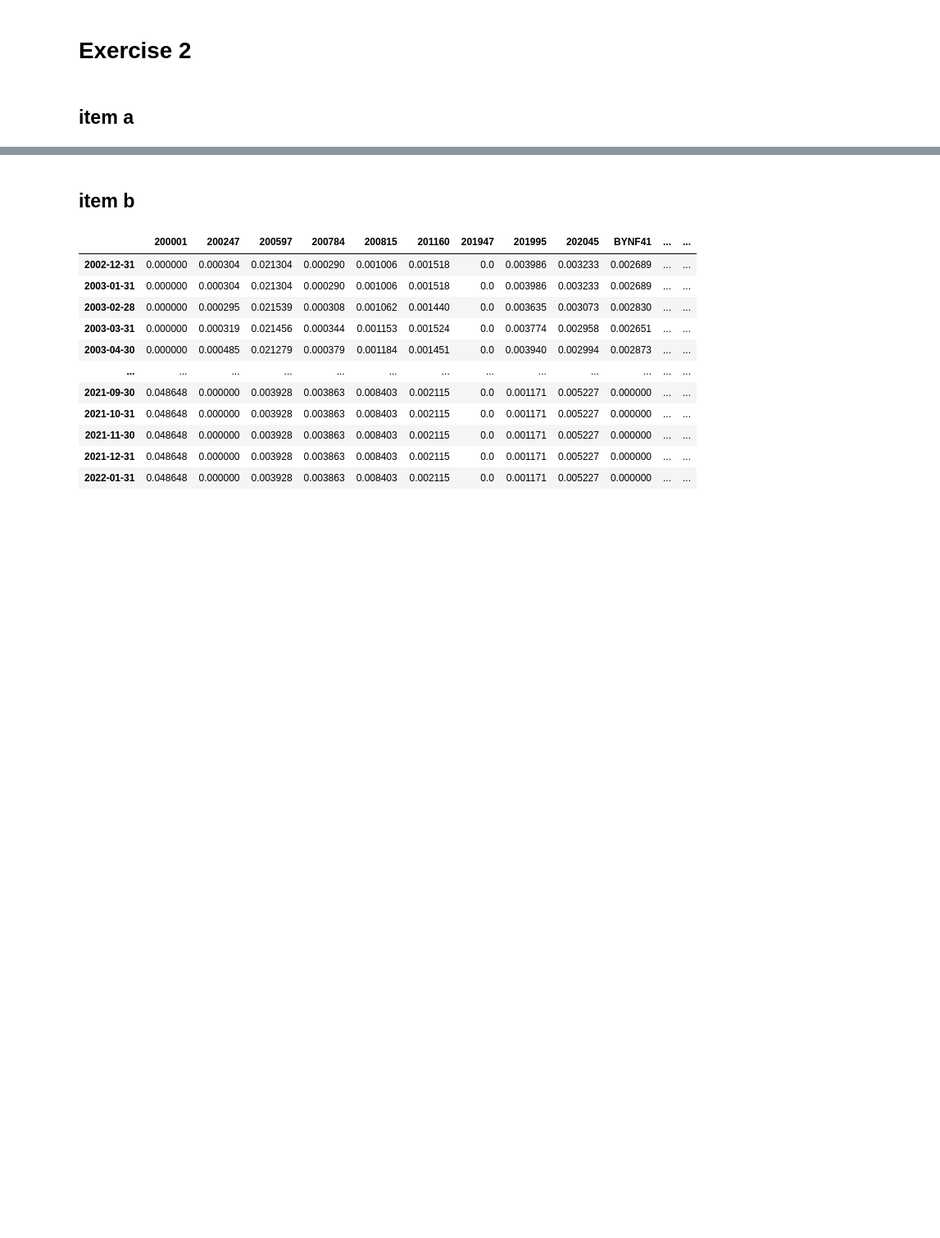
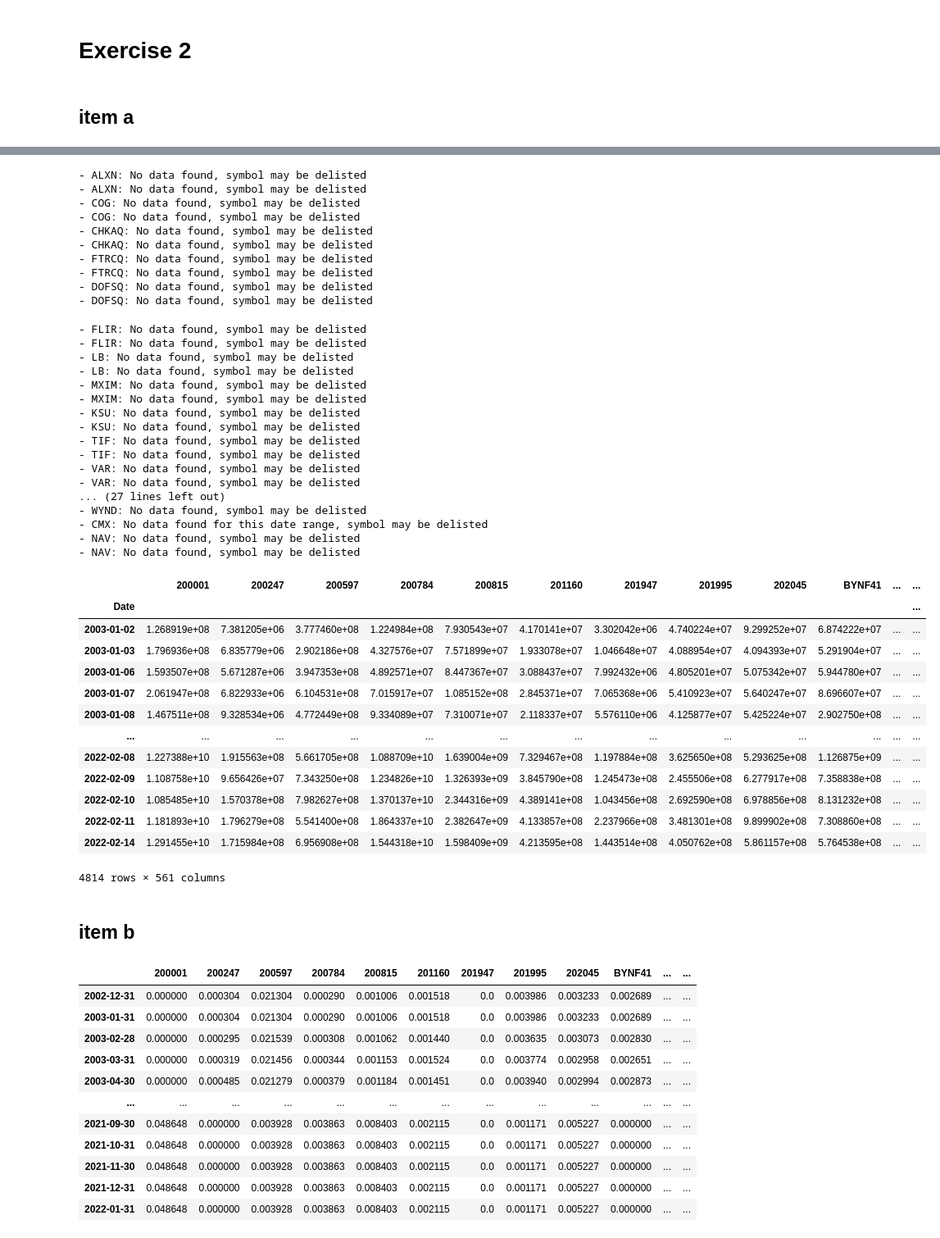
Before and after one commit to victorsouza89/project_finance_ST7, a Jupyter notebook: TD1.ipynb, the cells around one changed output, grey strips where cells are left out. Shown at 82% size. Cells and saved outputs as stored; diff of their text form; code cells hidden in the pictures; blank space fills up the shorter version.

```diff
--- a/TD1.ipynb
+++ b/TD1.ipynb
@@ -72,3 +97,60 @@ history
+# %%
+def get_mktCap(msft):
+    history = msft.history(start="2003-01-01", end="2022-02-15", interval="1d")
+    close = history['Close']
+    volume = history['Volume']
+    return close*volume
+
+mktCaps = pd.DataFrame()
+
+for c in tickersMapping['Sedol']:
+    msft = get_msft(tickersMapping, c)
+    if not msft == None:
+        mktCaps[c] = get_mktCap(msft)
+
+mktCaps
+# %% [output]
+- ALXN: No data found, symbol may be delisted
+- ALXN: No data found, symbol may be delisted
+- COG: No data found, symbol may be delisted
+- COG: No data found, symbol may be delisted
+- CHKAQ: No data found, symbol may be delisted
+- CHKAQ: No data found, symbol may be delisted
+- FTRCQ: No data found, symbol may be delisted
+- FTRCQ: No data found, symbol may be delisted
+- DOFSQ: No data found, symbol may be delisted
+- DOFSQ: No data found, symbol may be delisted
+- FLIR: No data found, symbol may be delisted
+- FLIR: No data found, symbol may be delisted
+- LB: No data found, symbol may be delisted
+- LB: No data found, symbol may be delisted
+- MXIM: No data found, symbol may be delisted
+- MXIM: No data found, symbol may be delisted
+- KSU: No data found, symbol may be delisted
+- KSU: No data found, symbol may be delisted
+- TIF: No data found, symbol may be delisted
+- TIF: No data found, symbol may be delisted
+- VAR: No data found, symbol may be delisted
+- VAR: No data found, symbol may be delisted
+... (27 lines left out)
+- WYND: No data found, symbol may be delisted
+- CMX: No data found for this date range, symbol may be delisted
+- NAV: No data found, symbol may be delisted
+- NAV: No data found, symbol may be delisted
+|  | 200001 | 200247 | 200597 | 200784 | 200815 | 201160 | 201947 | 201995 | 202045 | BYNF41 | ... | ... |
+| Date |  |  |  |  |  |  |  |  |  |  |  | ... |
+| 2003-01-02 | 1.268919e+08 | 7.381205e+06 | 3.777460e+08 | 1.224984e+08 | 7.930543e+07 | 4.170141e+07 | 3.302042e+06 | 4.740224e+07 | 9.299252e+07 | 6.874222e+07 | ... | ... |
+| 2003-01-03 | 1.796936e+08 | 6.835779e+06 | 2.902186e+08 | 4.327576e+07 | 7.571899e+07 | 1.933078e+07 | 1.046648e+07 | 4.088954e+07 | 4.094393e+07 | 5.291904e+07 | ... | ... |
+| 2003-01-06 | 1.593507e+08 | 5.671287e+06 | 3.947353e+08 | 4.892571e+07 | 8.447367e+07 | 3.088437e+07 | 7.992432e+06 | 4.805201e+07 | 5.075342e+07 | 5.944780e+07 | ... | ... |
+| 2003-01-07 | 2.061947e+08 | 6.822933e+06 | 6.104531e+08 | 7.015917e+07 | 1.085152e+08 | 2.845371e+07 | 7.065368e+06 | 5.410923e+07 | 5.640247e+07 | 8.696607e+07 | ... | ... |
+| 2003-01-08 | 1.467511e+08 | 9.328534e+06 | 4.772449e+08 | 9.334089e+07 | 7.310071e+07 | 2.118337e+07 | 5.576110e+06 | 4.125877e+07 | 5.425224e+07 | 2.902750e+08 | ... | ... |
+| ... | ... | ... | ... | ... | ... | ... | ... | ... | ... | ... | ... | ... |
+| 2022-02-08 | 1.227388e+10 | 1.915563e+08 | 5.661705e+08 | 1.088709e+10 | 1.639004e+09 | 7.329467e+08 | 1.197884e+08 | 3.625650e+08 | 5.293625e+08 | 1.126875e+09 | ... | ... |
+| 2022-02-09 | 1.108758e+10 | 9.656426e+07 | 7.343250e+08 | 1.234826e+10 | 1.326393e+09 | 3.845790e+08 | 1.245473e+08 | 2.455506e+08 | 6.277917e+08 | 7.358838e+08 | ... | ... |
+| 2022-02-10 | 1.085485e+10 | 1.570378e+08 | 7.982627e+08 | 1.370137e+10 | 2.344316e+09 | 4.389141e+08 | 1.043456e+08 | 2.692590e+08 | 6.978856e+08 | 8.131232e+08 | ... | ... |
+| 2022-02-11 | 1.181893e+10 | 1.796279e+08 | 5.541400e+08 | 1.864337e+10 | 2.382647e+09 | 4.133857e+08 | 2.237966e+08 | 3.481301e+08 | 9.899902e+08 | 7.308860e+08 | ... | ... |
+| 2022-02-14 | 1.291455e+10 | 1.715984e+08 | 6.956908e+08 | 1.544318e+10 | 1.598409e+09 | 4.213595e+08 | 1.443514e+08 | 4.050762e+08 | 5.861157e+08 | 5.764538e+08 | ... | ... |
+4814 rows × 561 columns
 # %% [markdown]
 ## item b
 # %%
```
Also changed, not shown: parts of 8 cells of this notebook, 1 other file.
